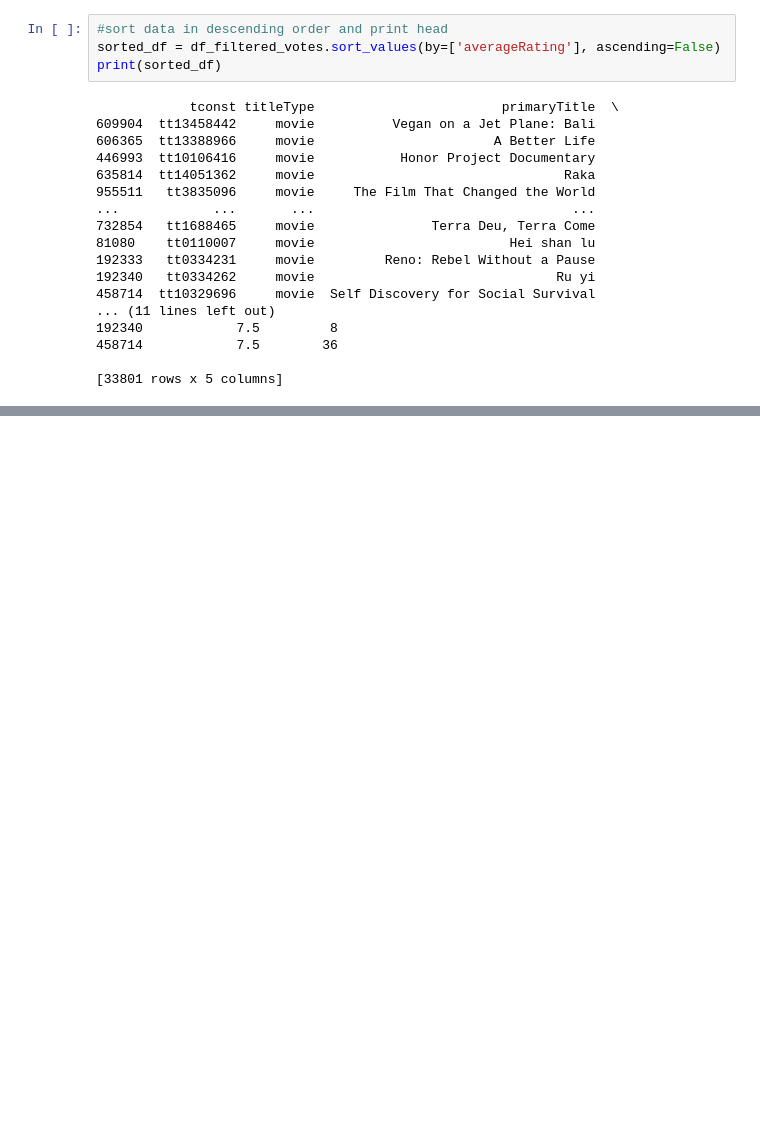
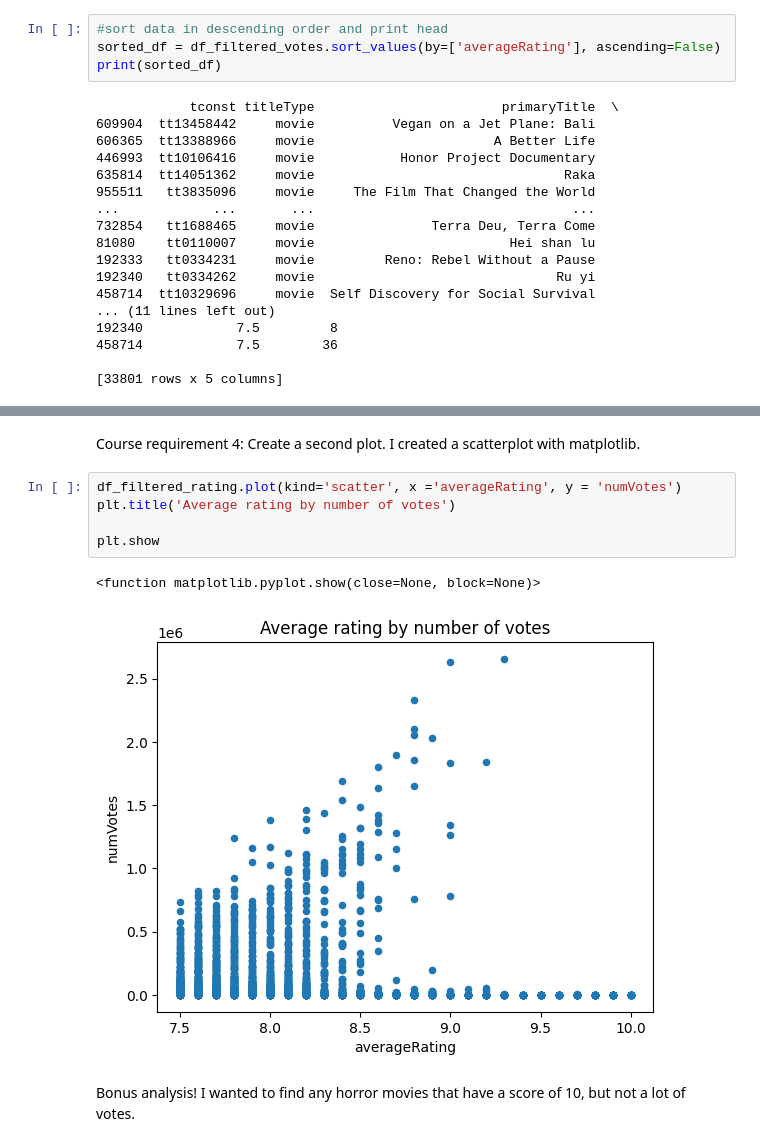
Before and after one commit to causticwonder/IMDB-Analysis_Code-Lou, a Jupyter notebook: imdb_analysis.ipynb, the cells around one changed output, grey strips where cells are left out. Saved outputs shown, nothing was run; the diff lists cells and outputs as text; blank space fills up the shorter version.

```diff
--- a/imdb_analysis.ipynb
+++ b/imdb_analysis.ipynb
@@ -190,0 +249,12 @@ plt.show()
+# %% [markdown]
+Course requirement 4: Create a second plot. I created a scatterplot with matplotlib.
+# %%
+df_filtered_rating.plot(kind='scatter', x ='averageRating', y = 'numVotes')
+plt.title('Average rating by number of votes')
+
+plt.show
+# %% [output]
+<function matplotlib.pyplot.show(close=None, block=None)>
+[figure, added]
+# %% [markdown]
+Bonus analysis! I wanted to find any horror movies that have a score of 10, but not a lot of votes.
```
Also changed, not shown: parts of 27 cells of this notebook, 2 other files.
